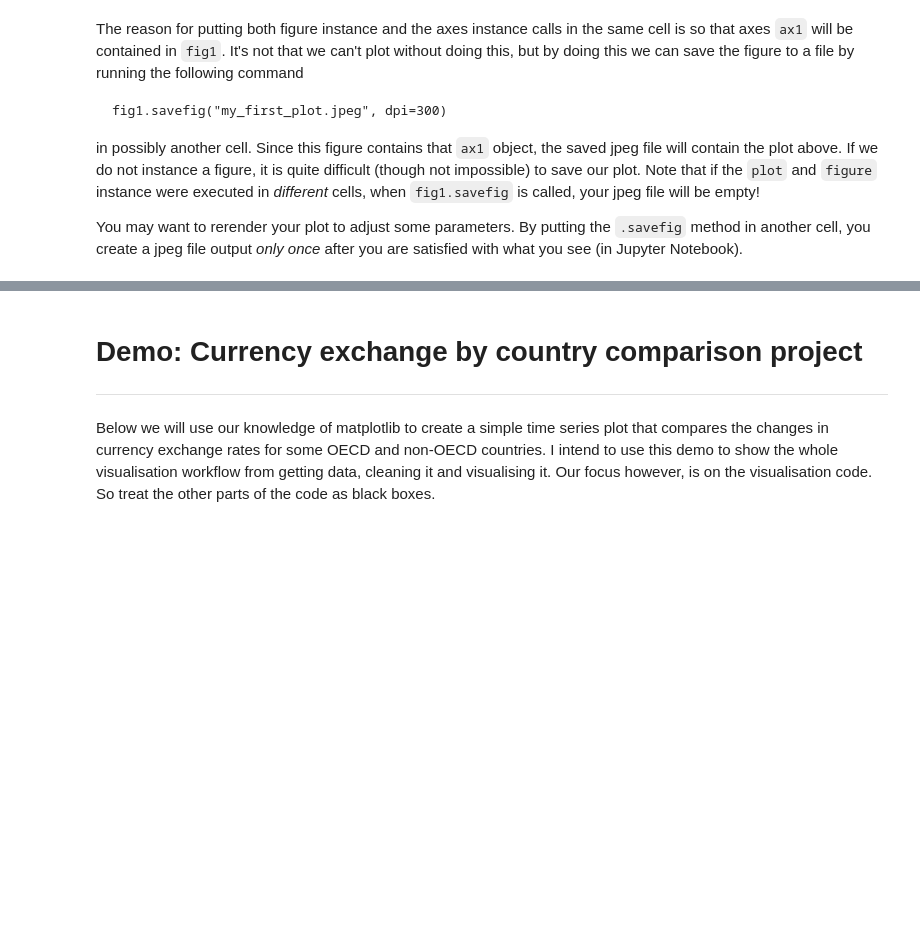
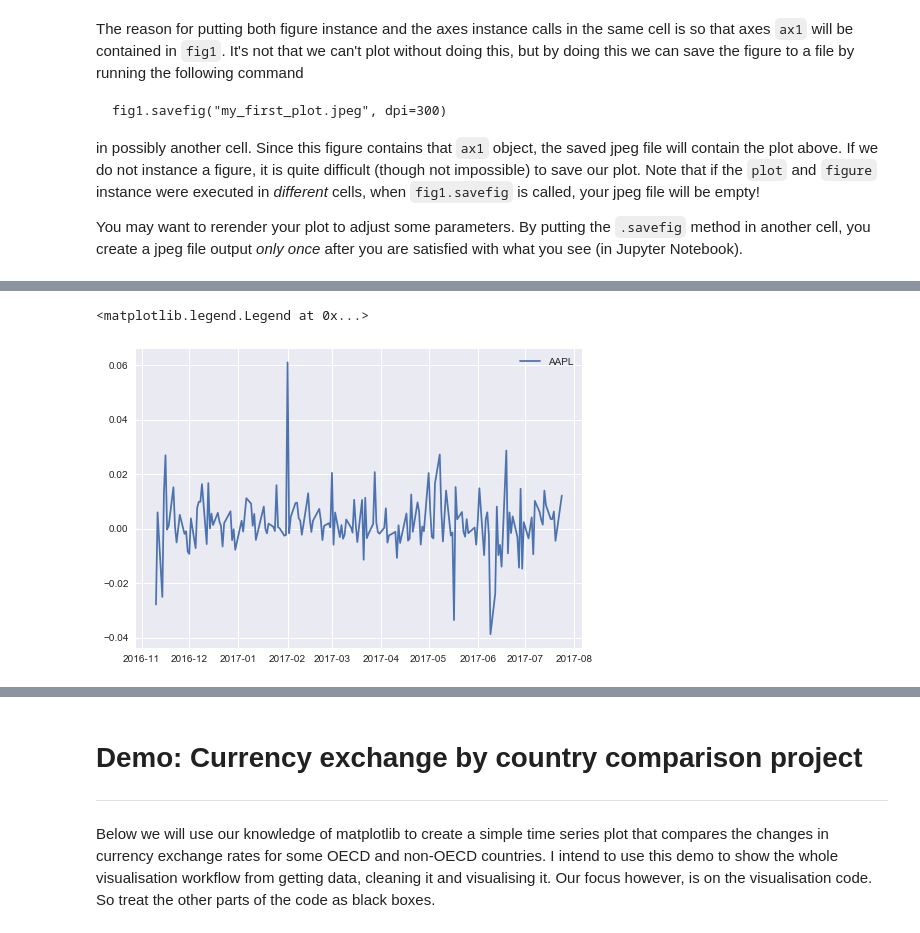
Before and after one commit to uliang/First-steps-with-the-Python-language, a Jupyter notebook: Unit3_1.ipynb, the cells around one changed output, grey strips where cells are left out. Drawn from its saved outputs; the diff is of its cells as text; code cells hidden in the pictures; blank space fills up the shorter version.

```diff
--- a/Unit3_1.ipynb
+++ b/Unit3_1.ipynb
@@ -112,0 +140,6 @@ closing_pct_change = pd.read_csv("closing_pct_change.csv")
+# %%
+plt.plot(closing_pct_change["AAPL"], label="AAPL")
+plt.legend(loc="best")
+# %% [output]
+<matplotlib.legend.Legend at 0x...>
+[figure, added]
```
Also changed, not shown: parts of 14 cells of this notebook.
